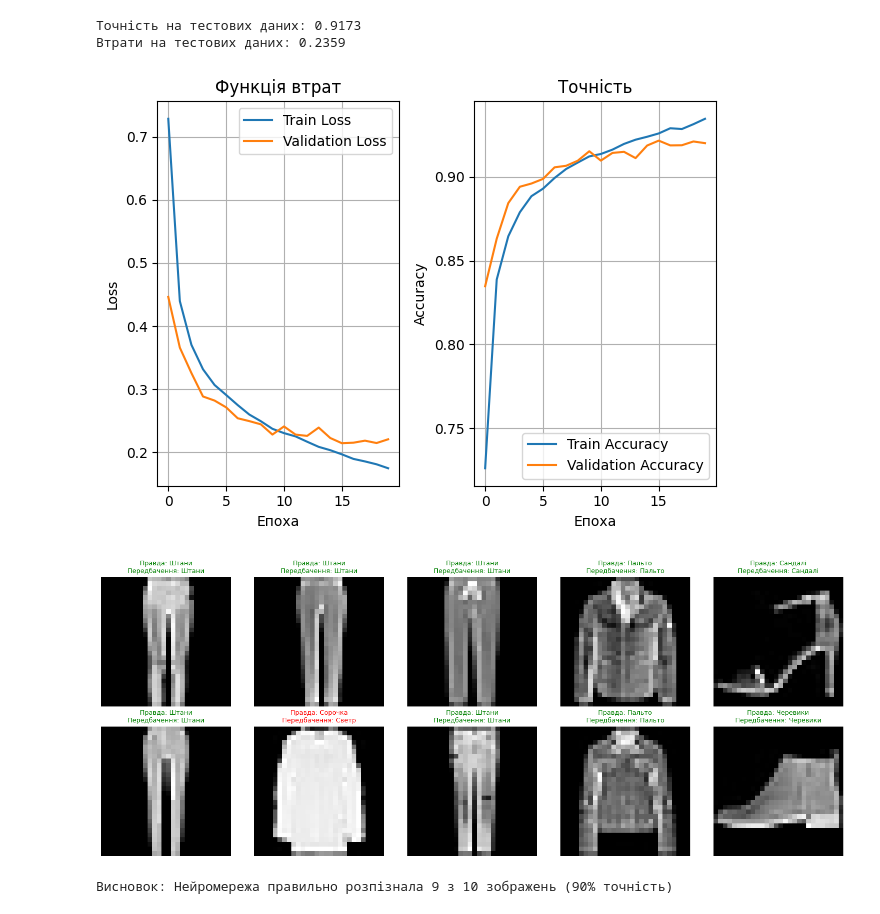
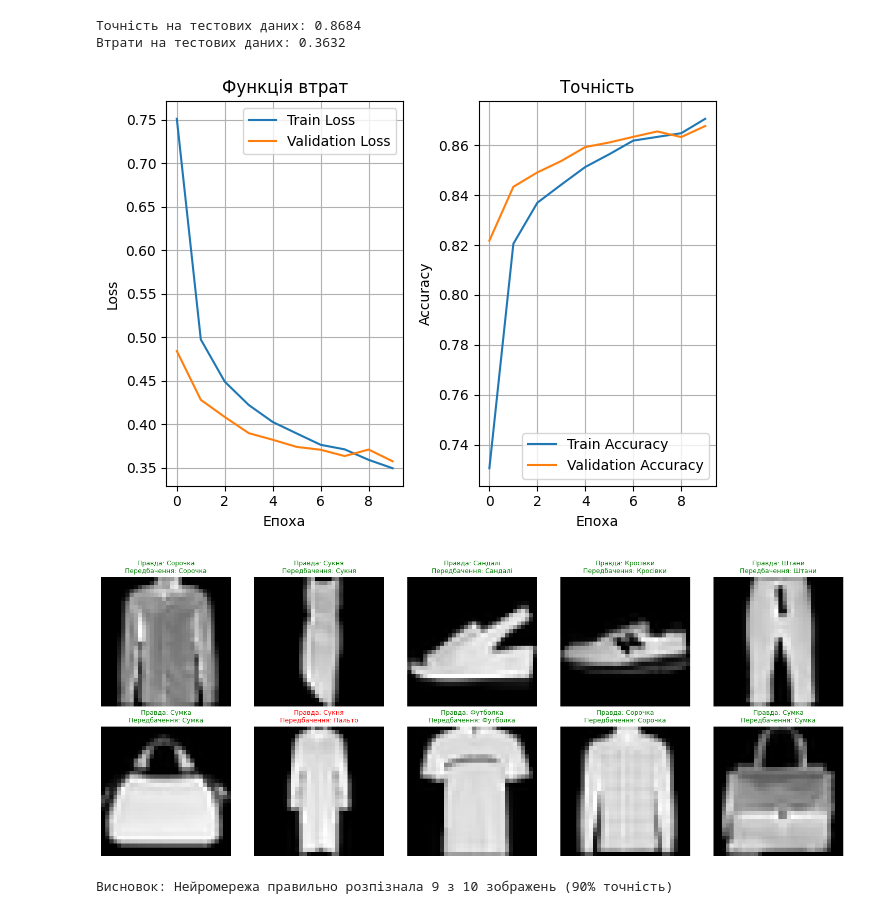
Before and after one commit to aizatulin69/goit-ds-hw-13, a Jupyter notebook: Hw13_2.ipynb, the cells around one changed output. Saved outputs shown, nothing was run; the diff lists cells and outputs as text; code cells hidden in the pictures.

```diff
--- a/Hw13_2.ipynb
+++ b/Hw13_2.ipynb
@@ -22,30 +11,33 @@ x_test_prep = preprocess_input(x_test_resized)
+# %%
+(x_train, y_train), (x_test, y_test) = fashion_mnist.load_data()
+x_train = np.array([tf.image.resize(img[..., np.newaxis], (32, 32)).numpy() for img in x_train])
+x_test = np.array([tf.image.resize(img[..., np.newaxis], (32, 32)).numpy() for img in x_test])
+x_train = np.repeat(x_train, 3, axis=-1).astype(np.float32) / 255.
+x_test = np.repeat(x_test, 3, axis=-1).astype(np.float32) / 255.
 # %%
 base_model = VGG16(
     weights='imagenet',
     include_top=False,
-    input_shape=(96, 96, 3)
+    input_shape=(32, 32, 3)
 )
 
-base_model.trainable = True
-for layer in base_model.layers[:-6]:
-    layer.trainable = False
+base_model.trainable = False
+model = models.Sequential([
+    base_model,
 
-model = models.Sequential([
-    layers.Lambda(lambda x: tf.image.resize(x, [96, 96])),
-    layers.Lambda(lambda x: tf.repeat(x, 3, axis=-1)),
-    base_model,
-    layers.GlobalAveragePooling2D(),
-    layers.BatchNormalization(),
-    layers.Dense(512, activation='relu', kernel_regularizer=tf.keras.regularizers.l2(0.001)),
+    layers.Flatten(),
+    layers.Dense(512, activation='relu'),
     layers.Dropout(0.5),
-    layers.Dense(256, activation='relu', kernel_regularizer=tf.keras.regularizers.l2(0.001)),
-    layers.Dropout(0.4),
-    layers.Dense(128, activation='softmax')
+    layers.Dense(256, activation='relu'),
+    layers.Dropout(0.3),
+    layers.Dense(10, activation='softmax')
 ])
 
 model.compile(
-    optimizer=tf.keras.optimizers.Adam(learning_rate=0.0005),
+    optimizer='adam',
     loss='sparse_categorical_crossentropy',
     metrics=['accuracy']
 )
+
+model.summary()
 # %% [output]
@@ -54,7 +66,7 @@ NameError: name 'VGG16' is not defined
 history = model.fit(
     x_train, y_train,
     batch_size=256,
-    epochs=20,
+    epochs=10,
     validation_split=0.2,
     verbose=1
 )
@@ -75,8 +96,8 @@ test_loss, test_accuracy = model.evaluate(x_test, y_test, verbose=0)
 print(f"\nТочність на тестових даних: {test_accuracy:.4f}")
 print(f"Втрати на тестових даних: {test_loss:.4f}")
 # %% [output]
-Точність на тестових даних: 0.9173
-Втрати на тестових даних: 0.2359
+Точність на тестових даних: 0.8684
+Втрати на тестових даних: 0.3632
 # %%
 plt.subplot(1, 2, 1)
 plt.plot(history.history['loss'], label='Train Loss')
@@ -99,41 +120,39 @@ plt.grid(True)
 plt.tight_layout()
 plt.show()
 # %% [output]
-[figure, old version]
+[figure, new version]
 # %%
 class_names = ['Футболка', 'Штани', 'Светр', 'Сукня', 'Пальто',
                'Сандалі', 'Сорочка', 'Кросівки', 'Сумка', 'Черевики']
 
 random_indices = random.sample(range(len(x_test)), 10)
 predictions = model.predict(x_test[random_indices], verbose=0)
 pred_labels = np.argmax(predictions, axis=1)
 
 plt.figure(figsize=(15, 6))
 correct_count = 0
 
 for i, idx in enumerate(random_indices):
     plt.subplot(2, 5, i + 1)
-    image = x_test[idx].reshape(28, 28)
+    image = x_test[idx][:, :, 0]
     plt.imshow(image, cmap='gray')
-
     true_label = y_test[idx]
     predicted_label = pred_labels[i]
-
     is_correct = (true_label == predicted_label)
     if is_correct:
         correct_count += 1
         color = 'green'
     else:
         color = 'red'
 
     plt.title(f'Правда: {class_names[true_label]}\nПередбачення: {class_names[predicted_label]}',
               color=color, fontsize=9)
     plt.axis('off')
 
 plt.tight_layout()
 plt.show()
 
 print(f"\nВисновок: Нейромережа правильно розпізнала {correct_count} з 10 зображень ({correct_count*10}% точність)")
 # %% [output]
-[figure, old version]
+[figure, new version]
 Висновок: Нейромережа правильно розпізнала 9 з 10 зображень (90% точність)
```
Also changed, not shown: parts of 4 cells of this notebook.
